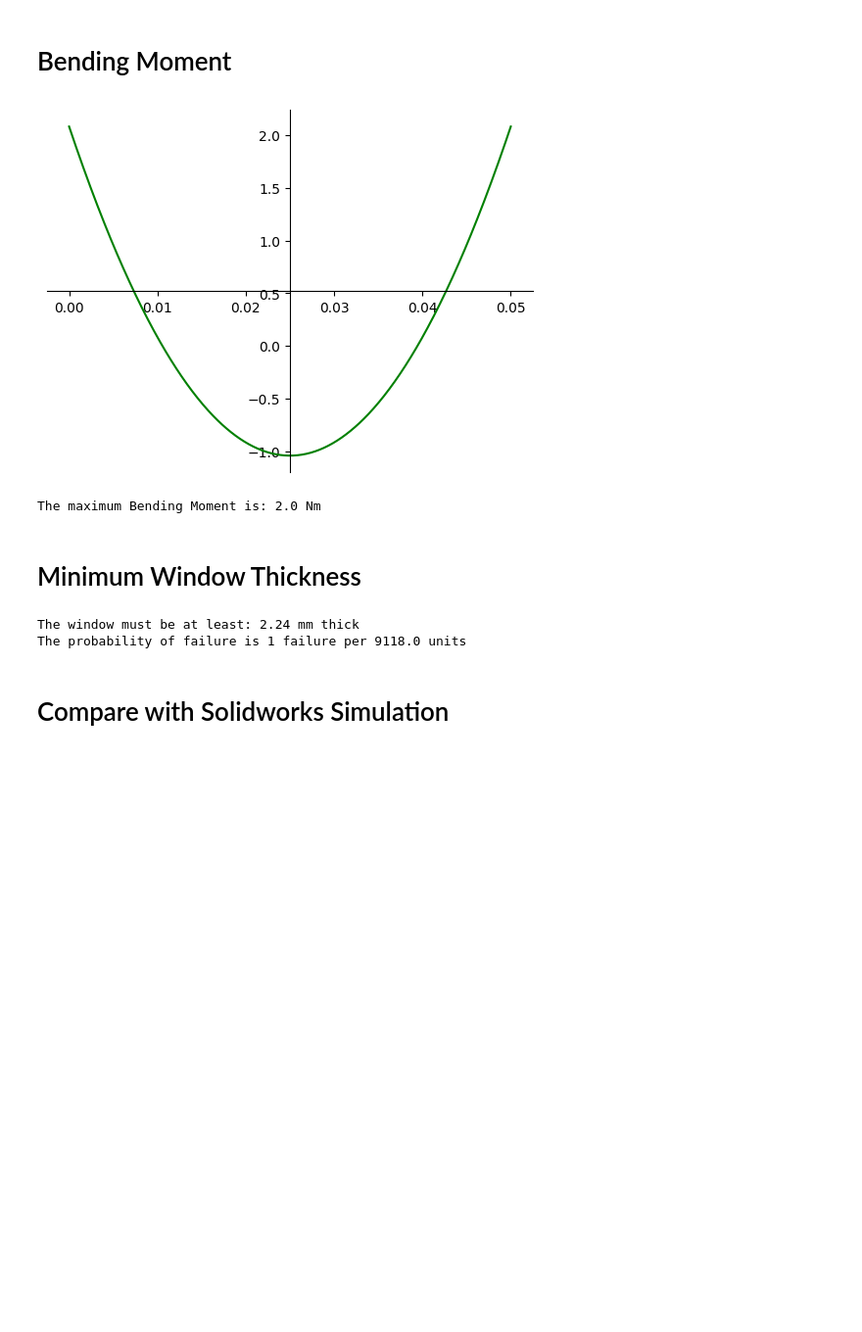
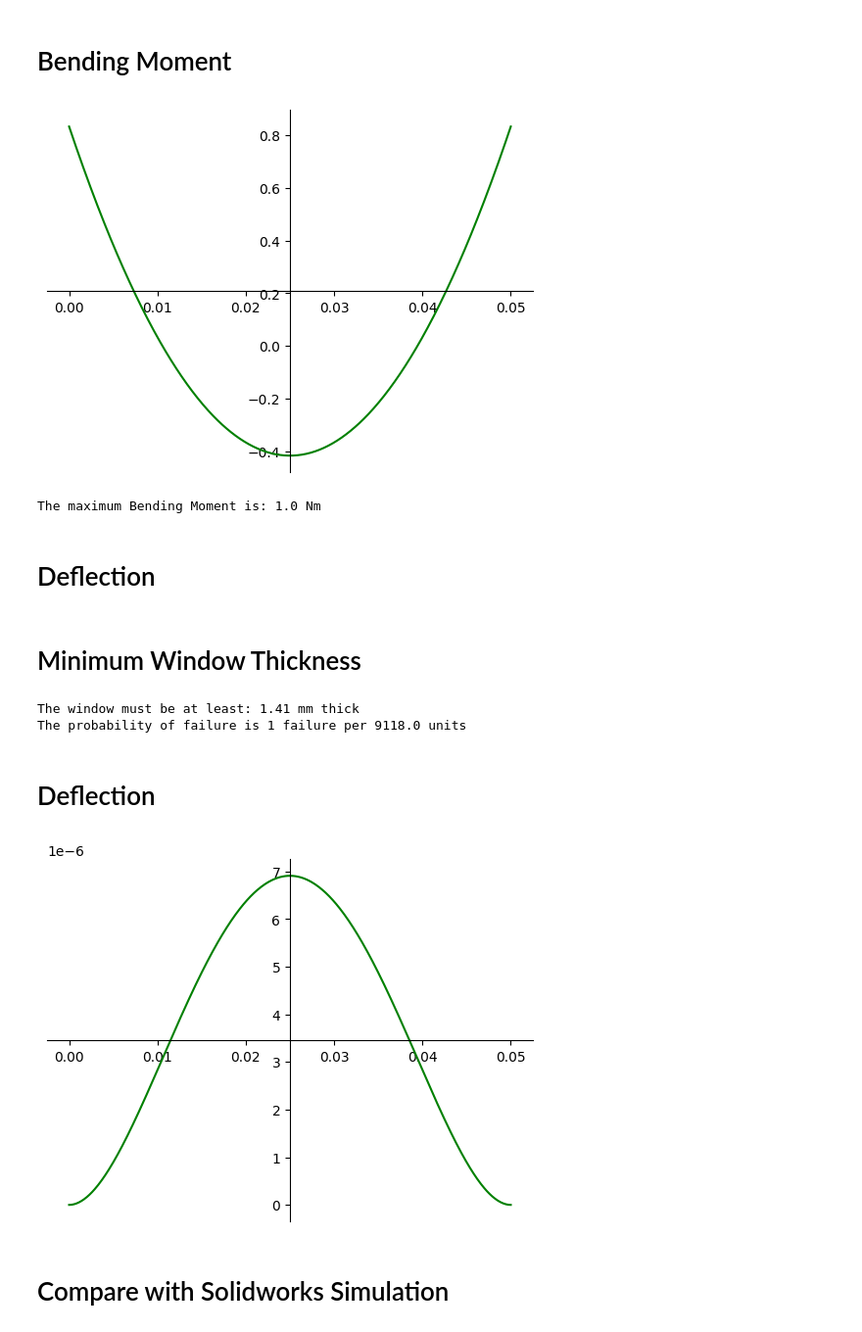
Before and after one commit to Spicy-Tangerine/Sapphire-Window, a Jupyter notebook: mechanicalCalculations.ipynb, the cells around one changed output. Shown: that part at 98% size. Drawn from its saved outputs; the diff is of its cells as text; code cells hidden in the pictures; blank space fills up the shorter version.

Commit message:
Final laod scenerio chosen (200N). Win Thick 1.4mm

```diff
--- a/mechanicalCalculations.ipynb
+++ b/mechanicalCalculations.ipynb
@@ -36,7 +36,7 @@ Modified to Scale with Area
 $$P_f = 1 - exp\Bigg[-\frac{A}{A_0}\Bigg(\frac{\sigma}{\sigma_0}\Bigg)^m\Bigg]$$
 # %%
 L = 0.05 #Unsupported Width (m)
-F = -500 #Max Applied Load(N) -> Based on what a human would exert on the sapphire window when cleaning
+F = -200 #Max Applied Load(N) -> Based on what a human would exert on the sapphire window when cleaning
 w = F/L #Distributed Load(N/m) -> Load per meter across the L span of the window
 b = 0.1 #Length of window (Long edge) (m)
 E = 400000000000 #Modulus of Elasticity (Pa)
@@ -80,7 +80,9 @@ plt.show()
 print("The maximum Bending Moment is:",np.around(max(M,key=abs),decimals=0),"Nm")
 # %% [output]
 [figure]
-The maximum Bending Moment is: 2.0 Nm
+The maximum Bending Moment is: 1.0 Nm
+# %% [markdown]
+# Deflection
 # %% [markdown]
 # Minimum Window Thickness
 # %%
@@ -99,8 +101,39 @@ print("The window must be at least:", np.around(h_min*1000, decimals=2),"mm thic
 Pf = 1 - np.exp(-(A/A_0)*(np.power((sigma_SF/sigma_0),m)))
 print("The probability of failure is 1 failure per", np.around(1/Pf, decimals=0),"units")
 # %% [output]
-The window must be at least: 2.24 mm thick
+The window must be at least: 1.41 mm thick
 The probability of failure is 1 failure per 9118.0 units
+# %% [markdown]
+# Deflection
+# %%
+I = (1/12)*b*h_min**3 #Second moment of area
+
+# 100 linearly spaced numbers
+x = np.linspace(0,L,500)
+
+# the function, See "Moment Diagram"
+y = (1/(E*I))*(-((w*(L**2)*(x**2))/24)+((w*L*(x**3))/12)-((w*(x**4))/24))
+
+# setting the axes at the centre
+fig = plt.figure()
+ax = fig.add_subplot()
+ax.spines['left'].set_position('center')
+ax.spines['bottom'].set_position('center')
+ax.spines['right'].set_color('none')
+ax.spines['top'].set_color('none')
+ax.xaxis.set_ticks_position('bottom')
+ax.yaxis.set_ticks_position('left')
+
+#print(x)
+
+# plot the function
+plt.plot(x,y, 'g')
+
+#print(y)
+# show the plot
+plt.show()
+# %% [output]
+[figure, added]
 # %% [markdown]
 # Compare with Solidworks Simulation
 # %% [markdown]
```
